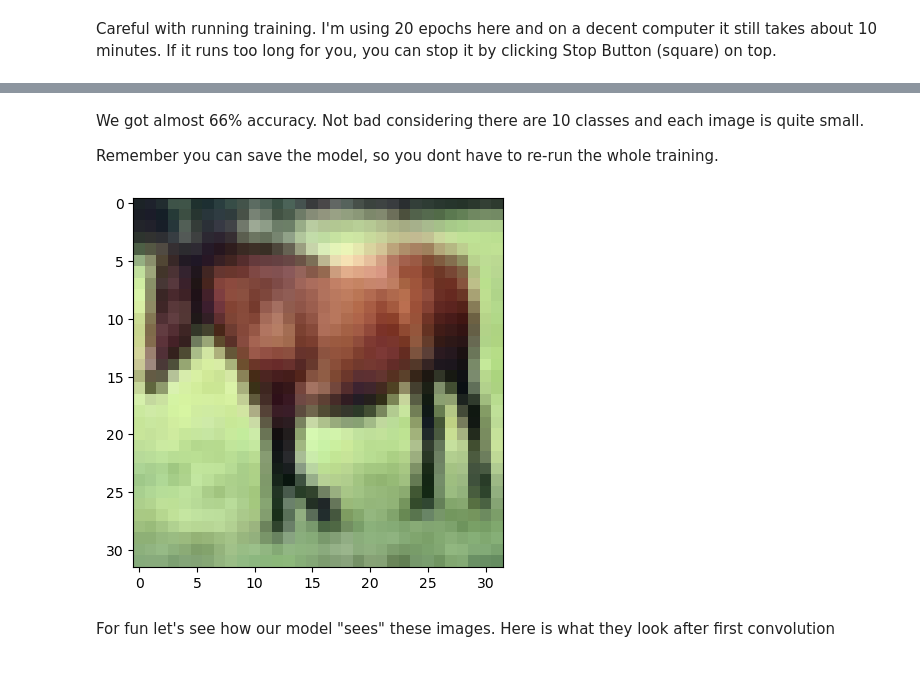
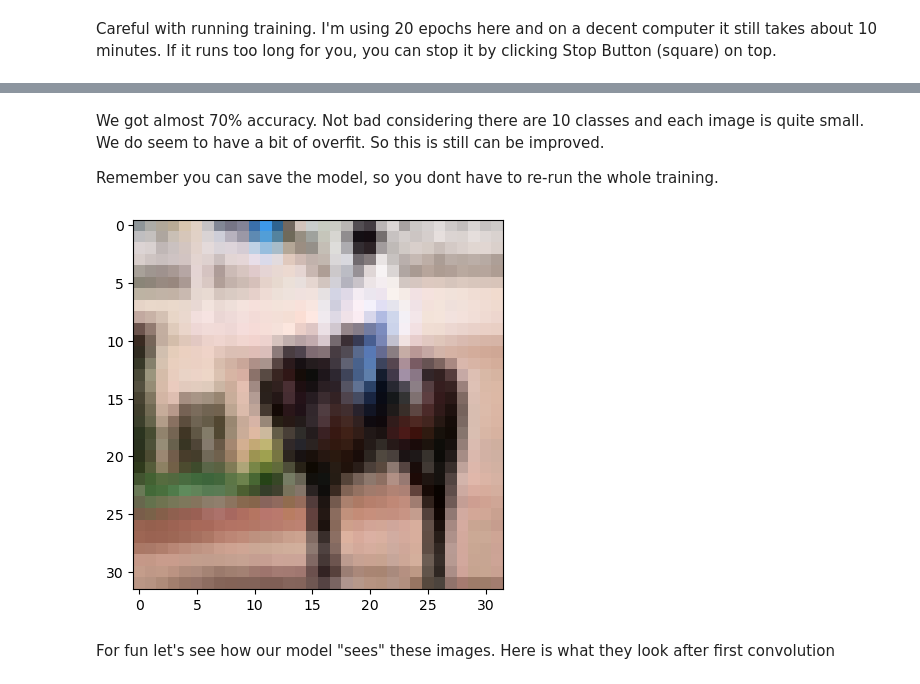
Before and after one commit to BMCC-Muzician/BMCC-DS, a Jupyter notebook: Mat 420/18-CNN.ipynb, the cells around one changed output, grey strips where cells are left out. Drawn from its saved outputs; the diff is of its cells as text; code cells hidden in the pictures.

```diff
--- a/Mat 420/18-CNN.ipynb
+++ b/Mat 420/18-CNN.ipynb
@@ -294,14 +316,15 @@ Wall time: 10min 52s
 # %% [markdown]
-We got almost 66% accuracy. Not bad considering there are 10 classes and each image is quite small.
+We got almost 70% accuracy. Not bad considering there are 10 classes and each image is quite small. We do seem to have a bit of overfit. So this is still can be improved.
 
 Remember you can save the model, so you dont have to re-run the whole training.
 # %%
 torch.save(model2.state_dict(), '.\AnimalCNNExample.pth')
 # %%
-plt.imshow(trainset.data[7])
+index=11
+plt.imshow(trainset.data[index])
 plt.show()
 # %% [output]
-[figure, old version]
+[figure, new version]
 # %% [markdown]
 For fun let's see how our model "sees" these images. Here is what they look after first convolution
 # %%
```
Also changed, not shown: parts of 19 cells of this notebook.
